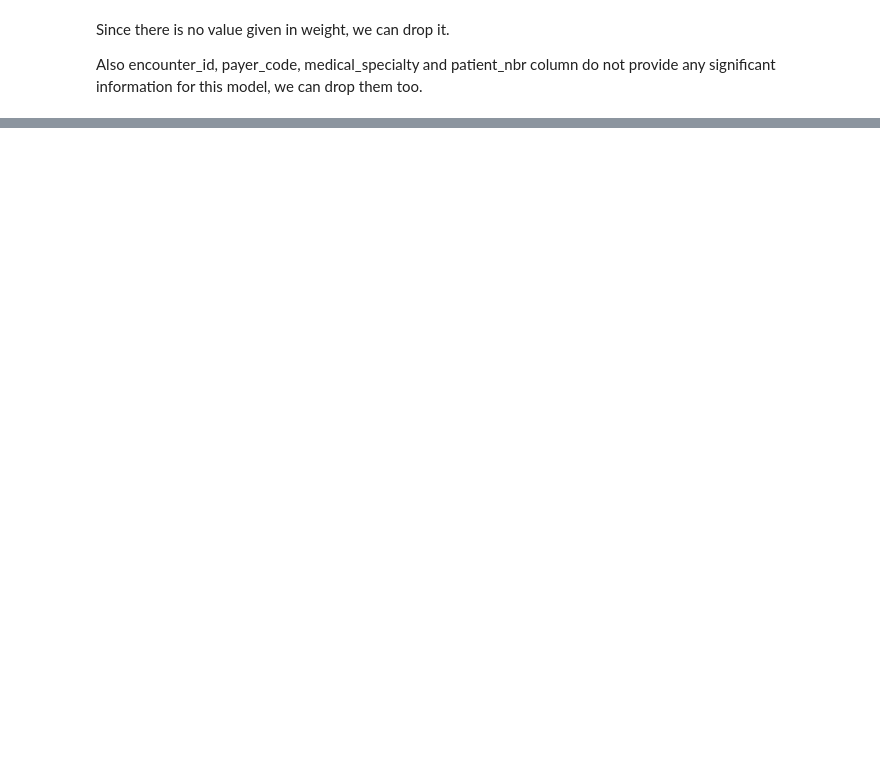
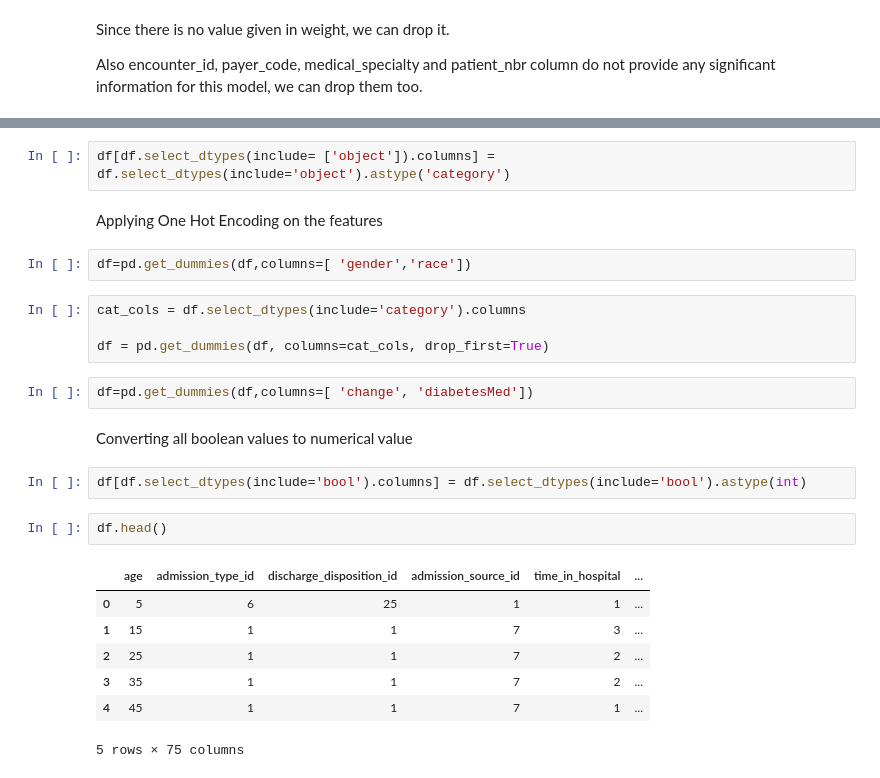
Before and after one commit to Ridima28/Hospital-Stay-Duration, a Jupyter notebook: main.ipynb, the cells around one changed output, grey strips where cells are left out. Saved outputs shown, nothing was run; the diff lists cells and outputs as text; blank space fills up the shorter version.

```diff
--- a/main.ipynb
+++ b/main.ipynb
@@ -133,0 +150,26 @@ Converting the incorrect datatype to the correct one
+# %%
+df[df.select_dtypes(include= ['object']).columns] = df.select_dtypes(include='object').astype('category')
+# %% [markdown]
+Applying One Hot Encoding on the features
+# %%
+df=pd.get_dummies(df,columns=[ 'gender','race'])
+# %%
+cat_cols = df.select_dtypes(include='category').columns
+
+df = pd.get_dummies(df, columns=cat_cols, drop_first=True)
+# %%
+df=pd.get_dummies(df,columns=[ 'change', 'diabetesMed'])
+# %% [markdown]
+Converting all boolean values to numerical value
+# %%
+df[df.select_dtypes(include='bool').columns] = df.select_dtypes(include='bool').astype(int)
+# %%
+df.head()
+# %% [output]
+|  | age | admission_type_id | discharge_disposition_id | admission_source_id | time_in_hospital | ... |
+| 0 | 5 | 6 | 25 | 1 | 1 | ... |
+| 1 | 15 | 1 | 1 | 7 | 3 | ... |
+| 2 | 25 | 1 | 1 | 7 | 2 | ... |
+| 3 | 35 | 1 | 1 | 7 | 2 | ... |
+| 4 | 45 | 1 | 1 | 7 | 1 | ... |
+5 rows × 75 columns
```
Also changed, not shown: parts of 20 cells of this notebook.
